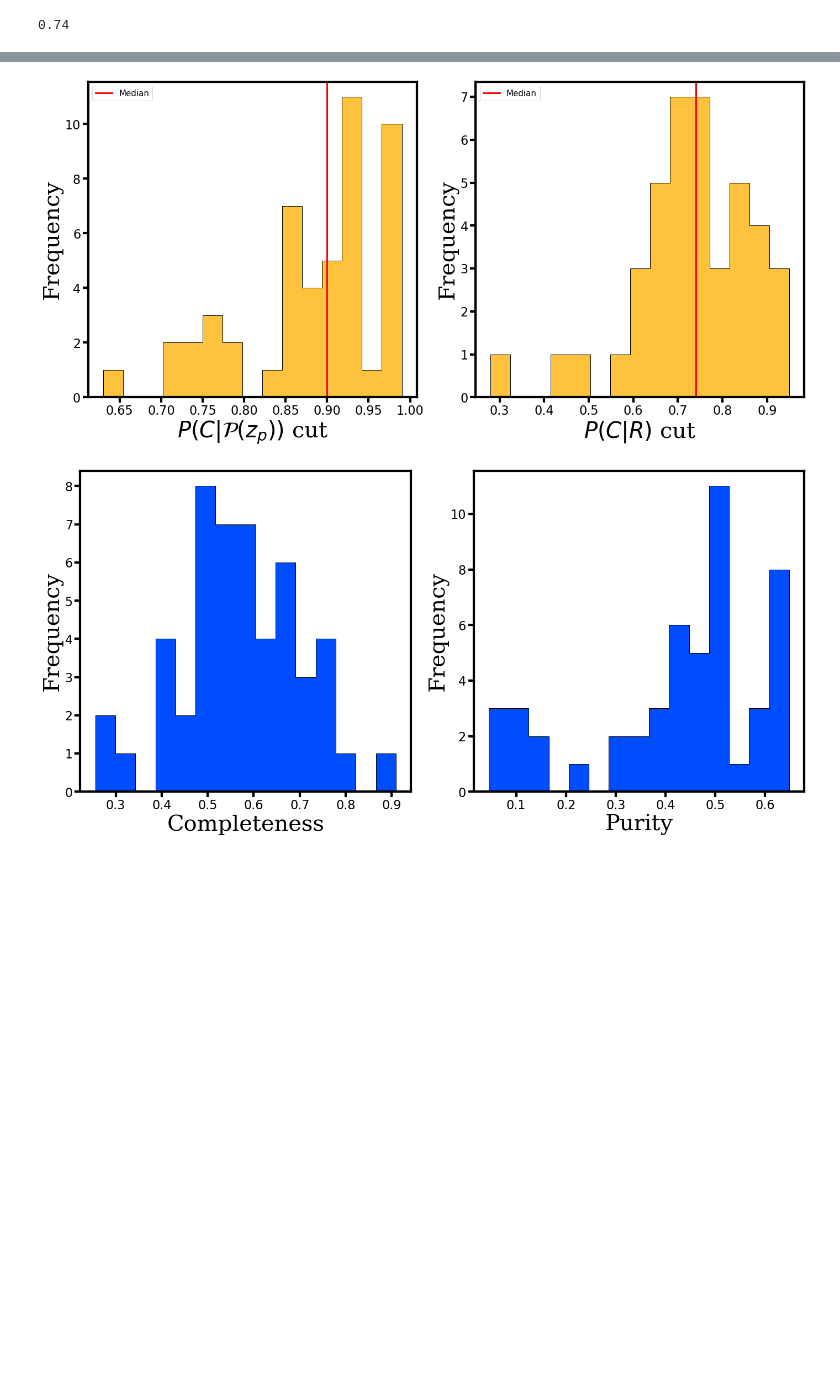
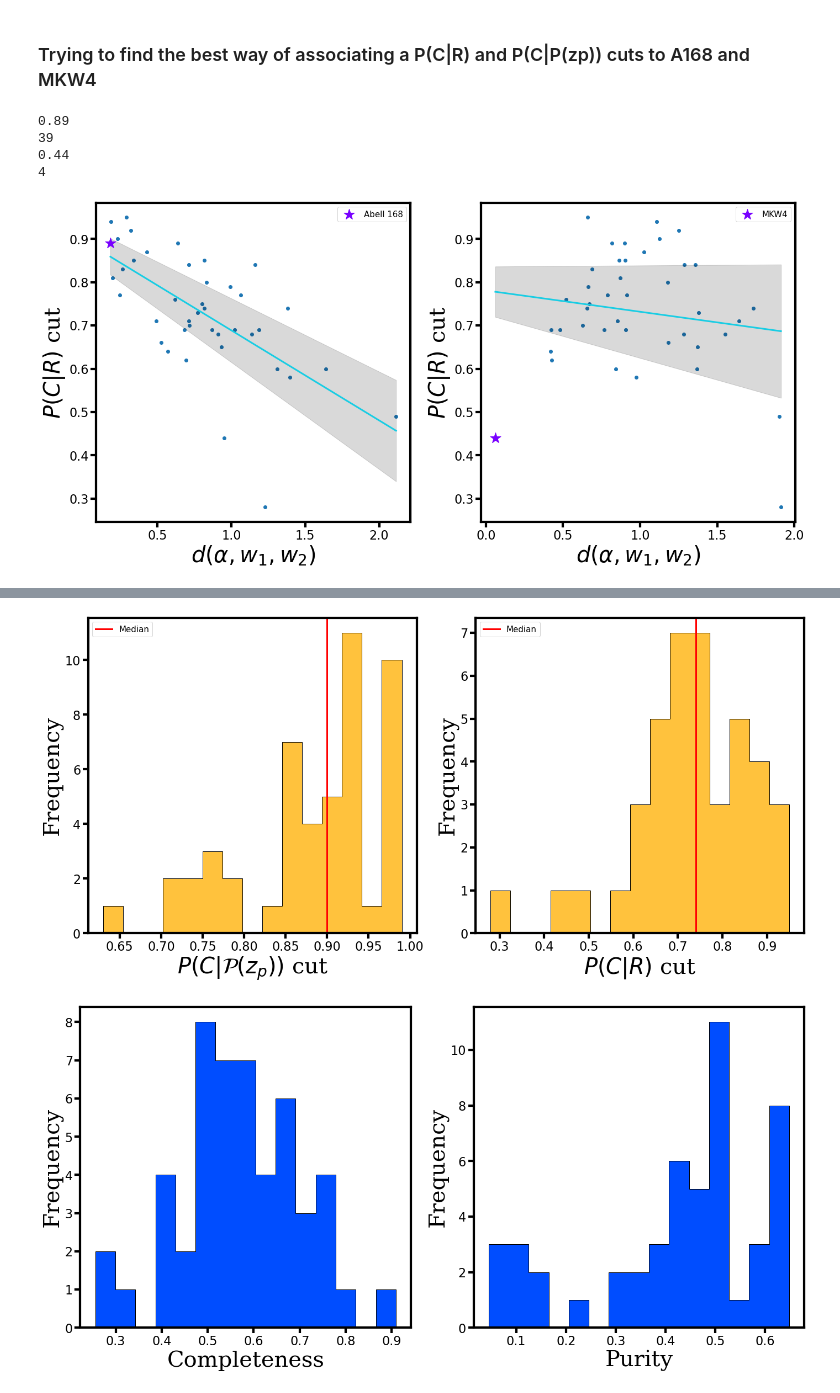
Before and after one commit to elismar2000/galaxy-cluster-membership, a Jupyter notebook: cluster-mock-membership-results.ipynb, the cells around one changed output, grey strips where cells are left out. Drawn from its saved outputs; the diff is of its cells as text; code cells hidden in the pictures; blank space fills up the shorter version.

```diff
--- a/cluster-mock-membership-results.ipynb
+++ b/cluster-mock-membership-results.ipynb
@@ -73,4 +72,2 @@ cut_zp_median
-# %%
-cut_R_median
-# %% [output]
-0.74
+# %% [markdown]
+### Trying to find the best way of associating a P(C|R) and P(C|P(zp)) cuts to A168 and MKW4
@@ -76,0 +112,72 @@ cut_R_median
+# %%
+#ISSO AQUI DEU BEM MAIS CERTO
+
+d_a168 = np.abs(alpha_a168 - alpha_list[cut_R_list != 0]) + np.abs(w1_a168 - w1_list[cut_R_list != 0]) + np.abs(w2_a168 - w2_list[cut_R_list != 0])
+best_R_cut_a168 = cut_R_list[cut_R_list != 0][np.argmin(d_a168)]
+print(best_R_cut_a168)
+print(imock_list[cut_R_list != 0][np.argmin(d_a168)])
+
+
+d_mkw4 = np.abs(alpha_mkw4 - alpha_list[cut_R_list != 0]) + np.abs(w1_mkw4 - w1_list[cut_R_list != 0]) + np.abs(w2_mkw4 - w2_list[cut_R_list != 0])
+best_R_cut_mkw4 = cut_R_list[cut_R_list != 0][np.argmin(d_mkw4)]
+print(best_R_cut_mkw4)
+print(imock_list[cut_R_list != 0][np.argmin(d_mkw4)])
+# %% [output]
+0.89
+39
+0.44
+4
+# %%
+fig = plt.figure(figsize=(20, 10))
+
+ax1 = fig.add_subplot(121)
+
+x = d_a168
+y = cut_R_list[cut_R_list != 0]
+
+popt, cov = curve_fit(f1, x, y)
+a, b = popt
+sigma = np.sqrt(np.diagonal(cov))
+
+ax1.scatter(x, y)
+
+x_new = np.linspace(x.min(), x.max(), 100)
+ax1.plot(x_new, f1(x_new, a, b), '-', lw=3, color=colors2[2])
+bound_upper = f1(x_new, *(popt + sigma))
+bound_lower = f1(x_new, *(popt - sigma))
+# plotting the confidence intervals
+ax1.fill_between(x_new, bound_lower, bound_upper, color ='black', alpha=0.15)
+
+ax1.set_xlabel(r"$d(\alpha, w_1, w_2)$", fontdict=font)
+ax1.set_ylabel(r"$P(C|R)$ cut", fontdict=font)
+ax1.scatter(d_a168[np.argmin(d_a168)], cut_R_list[cut_R_list != 0][np.argmin(d_a168)], label="Abell 168", marker='*', s=400, color=colors3[3])
+ax1.legend(fontsize=15)
+
+
+ax2 = fig.add_subplot(122)
+
+x = d_mkw4
+y = cut_R_list[cut_R_list != 0]
+
+popt, cov = curve_fit(f1, x, y)
+a, b = popt
+sigma = np.sqrt(np.diagonal(cov))
+
+ax2.scatter(x, y)
+
+x_new = np.linspace(x.min(), x.max(), 100)
+ax2.plot(x_new, f1(x_new, a, b), '-', lw=3, color=colors2[2])
+bound_upper = f1(x_new, *(popt + sigma))
+bound_lower = f1(x_new, *(popt - sigma))
+# plotting the confidence intervals
+ax2.fill_between(x_new, bound_lower, bound_upper, color ='black', alpha=0.15)
+
+ax2.set_xlabel(r"$d(\alpha, w_1, w_2)$", fontdict=font)
+ax2.set_ylabel(r"$P(C|R)$ cut", fontdict=font)
+ax2.scatter(d_mkw4[np.argmin(d_mkw4)], cut_R_list[cut_R_list != 0][np.argmin(d_mkw4)], label="MKW4", marker='*', s=400, color=colors3[3])
+ax2.legend(fontsize=15)
+
+
+fig.tight_layout(pad=3.0)
+# %% [output]
+[figure, added]
```
Also changed, not shown: parts of 15 cells of this notebook.
